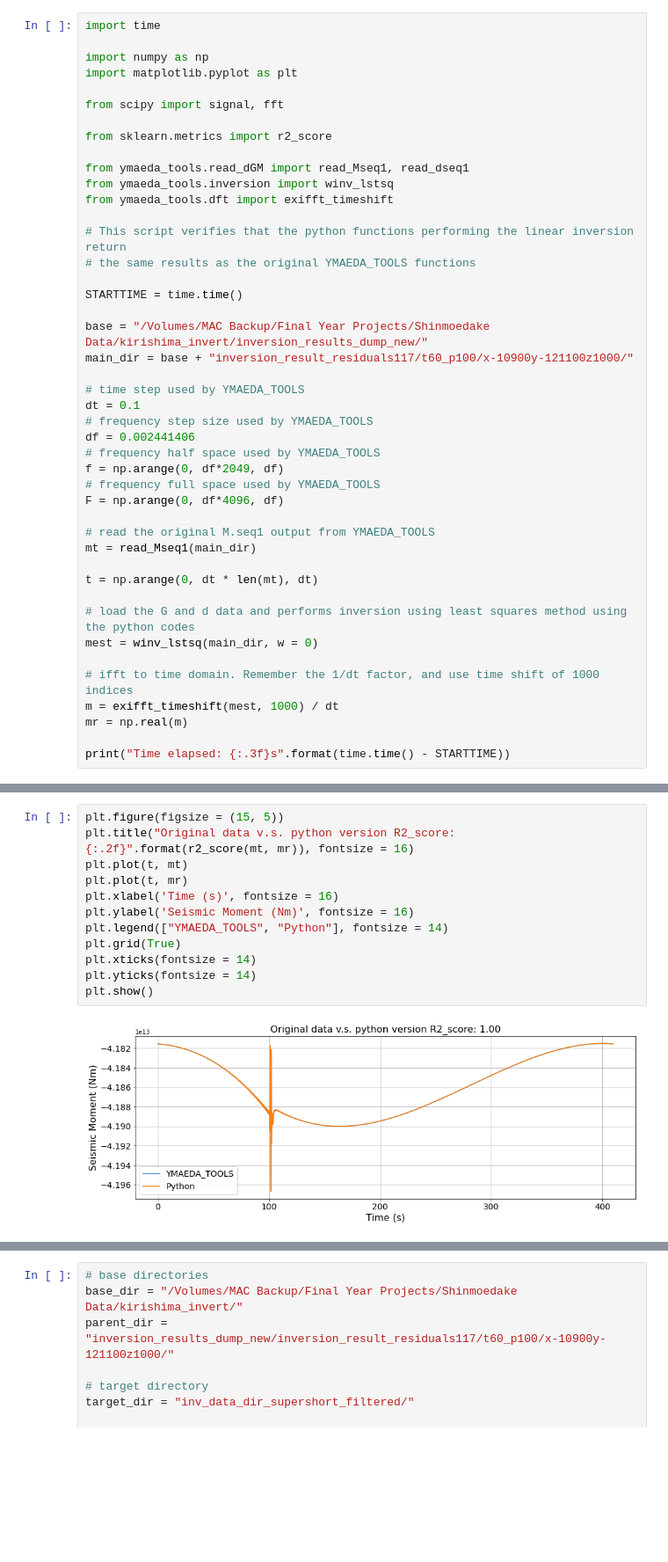
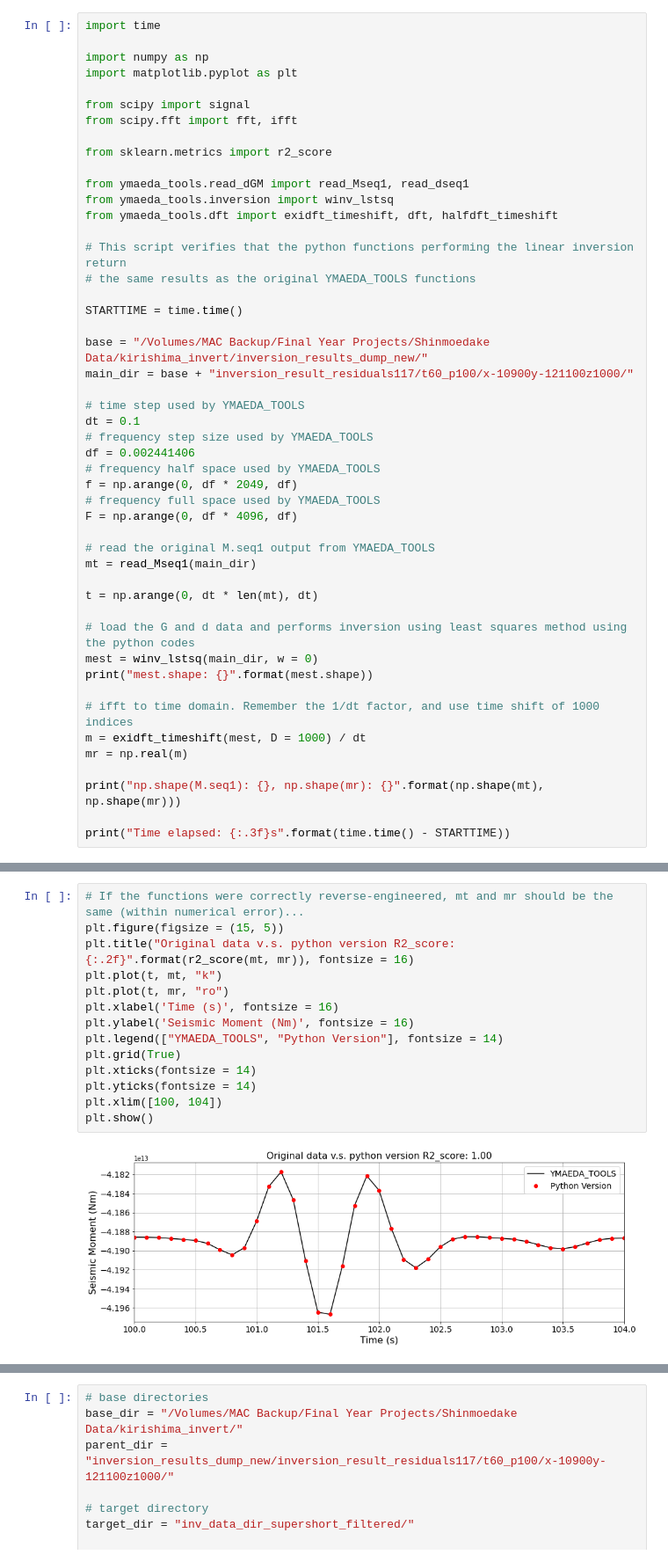
Before and after one commit to natsunoyuki/seismic_analysis_tools, a Jupyter notebook: ymaeda_tools_inv_checks.ipynb, the cells around one changed output, grey strips where cells are left out. Shown at 88% size. Drawn from its saved outputs; the diff is of its cells as text; blank space fills up the shorter version.

```diff
--- a/ymaeda_tools_inv_checks.ipynb
+++ b/ymaeda_tools_inv_checks.ipynb
@@ -4,13 +4,14 @@ import time
 import numpy as np
 import matplotlib.pyplot as plt
 
-from scipy import signal, fft
+from scipy import signal
+from scipy.fft import fft, ifft
 
 from sklearn.metrics import r2_score
 
 from ymaeda_tools.read_dGM import read_Mseq1, read_dseq1
 from ymaeda_tools.inversion import winv_lstsq
-from ymaeda_tools.dft import exifft_timeshift
+from ymaeda_tools.dft import exidft_timeshift, dft, halfdft_timeshift
 
 # This script verifies that the python functions performing the linear inversion return
 # the same results as the original YMAEDA_TOOLS functions
@@ -25,9 +26,9 @@ dt = 0.1
 # frequency step size used by YMAEDA_TOOLS
 df = 0.002441406
 # frequency half space used by YMAEDA_TOOLS
-f = np.arange(0, df*2049, df)
+f = np.arange(0, df * 2049, df)
 # frequency full space used by YMAEDA_TOOLS
-F = np.arange(0, df*4096, df)
+F = np.arange(0, df * 4096, df)
 
 # read the original M.seq1 output from YMAEDA_TOOLS
 mt = read_Mseq1(main_dir)
@@ -36,10 +37,13 @@ t = np.arange(0, dt * len(mt), dt)
 
 # load the G and d data and performs inversion using least squares method using the python codes
 mest = winv_lstsq(main_dir, w = 0)
+print("mest.shape: {}".format(mest.shape))
 
 # ifft to time domain. Remember the 1/dt factor, and use time shift of 1000 indices
-m = exifft_timeshift(mest, 1000) / dt
+m = exidft_timeshift(mest, D = 1000) / dt
 mr = np.real(m)
 
+print("np.shape(M.seq1): {}, np.shape(mr): {}".format(np.shape(mt), np.shape(mr)))
+
 print("Time elapsed: {:.3f}s".format(time.time() - STARTTIME))
 # %% [output]
@@ -47,17 +67,19 @@ Time elapsed: 25.663s
 # %%
+# If the functions were correctly reverse-engineered, mt and mr should be the same (within numerical error)...
 plt.figure(figsize = (15, 5))
 plt.title("Original data v.s. python version R2_score: {:.2f}".format(r2_score(mt, mr)), fontsize = 16)
-plt.plot(t, mt)
-plt.plot(t, mr)
+plt.plot(t, mt, "k")
+plt.plot(t, mr, "ro")
 plt.xlabel('Time (s)', fontsize = 16)
 plt.ylabel('Seismic Moment (Nm)', fontsize = 16)
-plt.legend(["YMAEDA_TOOLS", "Python"], fontsize = 14)
+plt.legend(["YMAEDA_TOOLS", "Python Version"], fontsize = 14)
 plt.grid(True)
 plt.xticks(fontsize = 14)
 plt.yticks(fontsize = 14)
+plt.xlim([100, 104])
 plt.show()
 # %% [output]
-[figure, old version]
+[figure, new version]
 # %%
 # Check where the most interesting portion of the spectrum is
 plt.figure(figsize = (15, 5))
```
Also changed, not shown: parts of 4 cells of this notebook, 3 other files.
